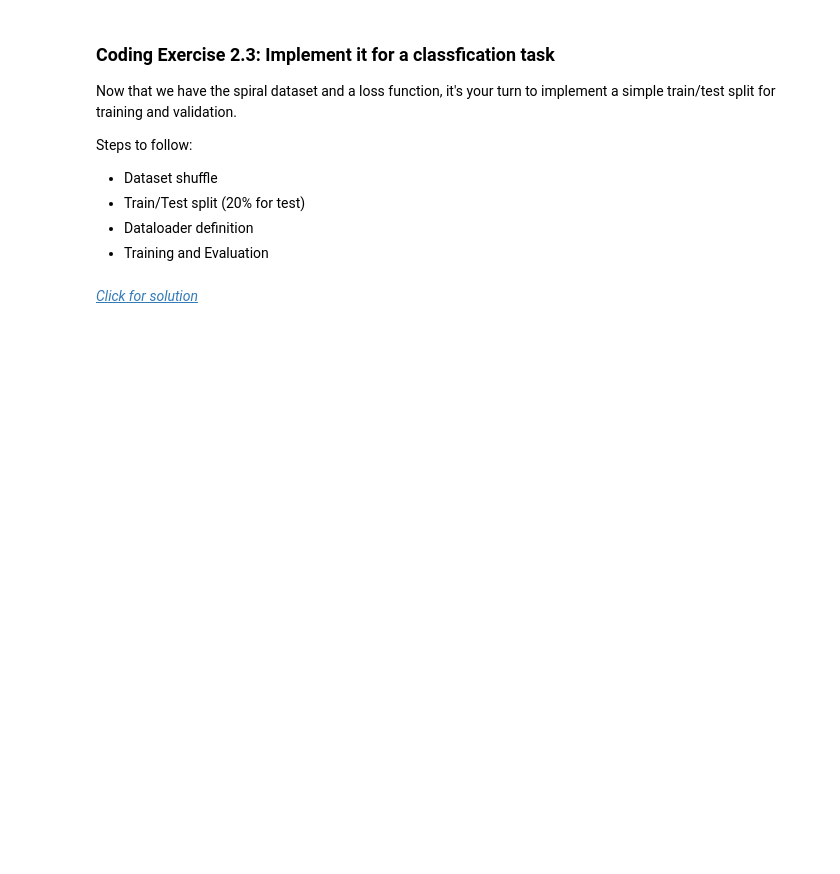
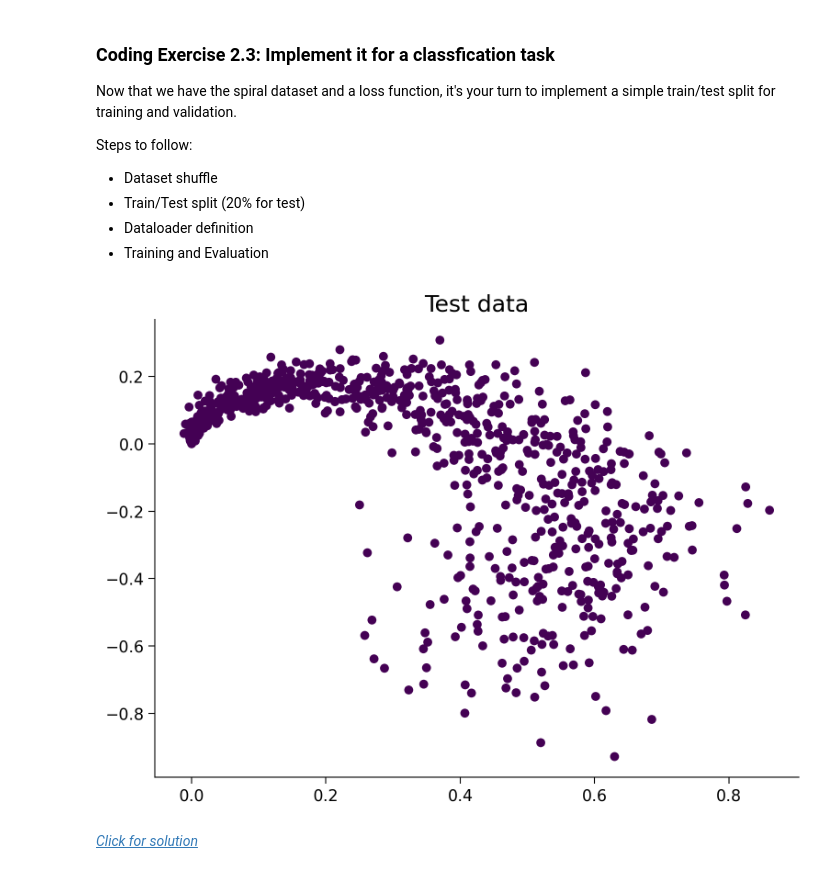
Before and after one commit to jsparihar/deeplearning, a Jupyter notebook: tutorials/W1D3_MultiLayerPerceptrons/student/W1D3_Tutorial1.ipynb, the cells around one changed output. Saved outputs shown, nothing was run; the diff lists cells and outputs as text; code cells hidden in the pictures; blank space fills up the shorter version.

```diff
--- a/tutorials/W1D3_MultiLayerPerceptrons/student/W1D3_Tutorial1.ipynb
+++ b/tutorials/W1D3_MultiLayerPerceptrons/student/W1D3_Tutorial1.ipynb
@@ -543,11 +567,11 @@ class Net(nn.Module):
       ####################################################################
       # Fill in missing code below (...),
       # Then remove or comment the line below to test your function
-      raise NotImplementedError("Create MLP Layer")
+      #raise NotImplementedError("Create MLP Layer")
       ####################################################################
 
       out_num = hidden_unit_nums[i] # Assign the current layer hidden unit from list
-      layer = ... # Use nn.Linear to define the layer
+      layer =  nn.Linear(in_num, out_num) # Use nn.Linear to define the layer
       in_num = out_num # Assign next layer input using current layer output
       self.mlp.add_module('Linear_%d'%i, layer) # Append layer to the model with a name
 
@@ -571,21 +595,20 @@ class Net(nn.Module):
     """
     # Reshape inputs to (batch_size, input_feature_num)
     # Just in case the input vector is not 2D, like an image!
-    x = x.view(-1, self.input_feature_num)
-
+    x = x.view(-1, self.input_feature_num) #doubt
     ####################################################################
     # Fill in missing code below (...),
     # then remove or comment the line below to test your function
-    raise NotImplementedError("Run MLP model")
+    #raise NotImplementedError("Run MLP model")
     ####################################################################
 
-    logits = ... # Forward pass of MLP
+    logits = self.mlp(x) # Forward pass of MLP
     return logits
 
 
 
 input = torch.zeros((100, 2))
 ## Uncomment below to create network and test it on input
-# net = Net(actv='LeakyReLU(0.1)', input_feature_num=2, hidden_unit_nums=[100, 10, 5], output_feature_num=1).to(DEVICE)
-# y = net(input.to(DEVICE))
-# print(f'The output shape is {y.shape} for an input of shape {input.shape}')
+net = Net(actv='LeakyReLU(0.1)', input_feature_num=2, hidden_unit_nums=[100, 10, 5], output_feature_num=1).to(DEVICE)
+y = net(input.to(DEVICE))
+print(f'The output shape is {y.shape} for an input of shape {input.shape}')
@@ -866,39 +909,41 @@ def shuffle_and_split_data(X, y, seed):
     y_test: torch.tensor
       Labels corresponding to above mentioned test data
     X_train: torch.tensor
       Train data [80% of X]
     y_train: torch.tensor
       Labels corresponding to above mentioned train data
   """
   torch.manual_seed(seed)
   # Number of samples
   N = X.shape[0]
   ####################################################################
   # Fill in missing code below (...),
   # then remove or comment the line below to test your function
-  raise NotImplementedError("Shuffle & split data")
+  #raise NotImplementedError("Shuffle & split data")
   ####################################################################
   # Shuffle data
   shuffled_indices = ...   # Get indices to shuffle data, could use torch.randperm
   X = X[shuffled_indices]
   y = y[shuffled_indices]
 
   # Split data into train/test
-  test_size = ...    # Assign test datset size using 20% of samples
+  test_size = int(0.2 * N)   # Assign test datset size using 20% of samples
   X_test = X[:test_size]
   y_test = y[:test_size]
   X_train = X[test_size:]
   y_train = y[test_size:]
 
   return X_test, y_test, X_train, y_train
 
 
 
 ## Uncomment below to test your function
-# X_test, y_test, X_train, y_train = shuffle_and_split_data(X, y, seed=SEED)
-# plt.scatter(X_test[:, 0], X_test[:, 1], c=y_test)
-# plt.title('Test data')
-# plt.show()
+X_test, y_test, X_train, y_train = shuffle_and_split_data(X, y, seed=SEED)
+plt.scatter(X_test[:, 0], X_test[:, 1], c=y_test)
+plt.title('Test data')
+plt.show()
+# %% [output]
+[figure, added]
 # %% [markdown]
 [*Click for solution*](https://github.com/NeuromatchAcademy/course-content-dl/tree/main/tutorials/W1D3_MultiLayerPerceptrons/solutions/W1D3_Tutorial1_Solution_b07b4f34.py)
 # %%
```
Also changed, not shown: parts of 21 cells of this notebook.
